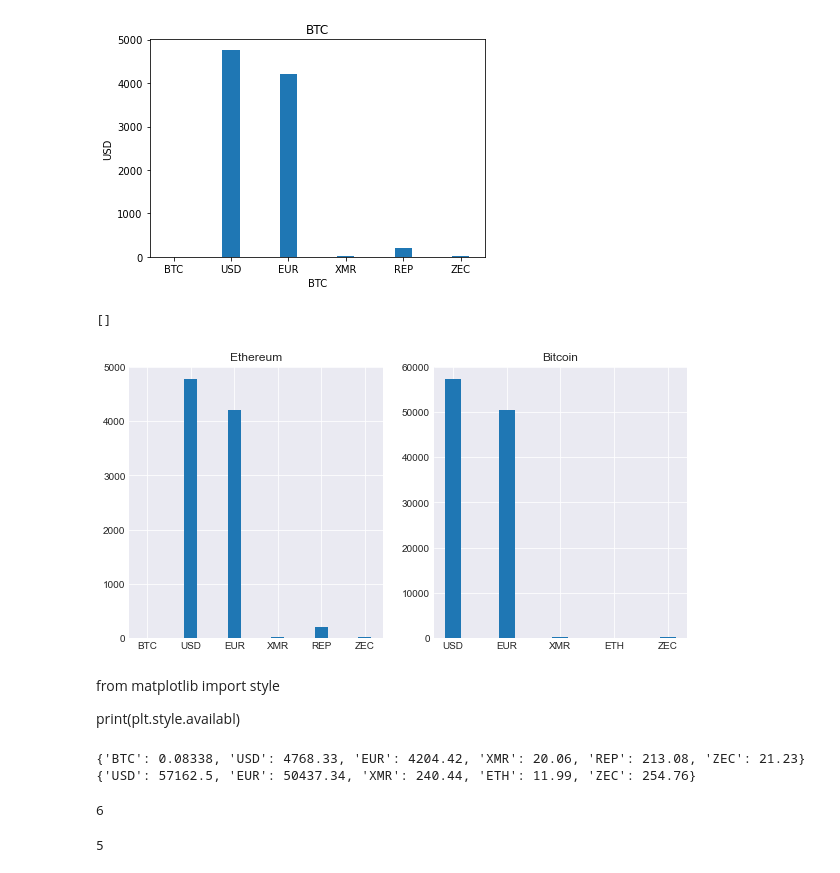
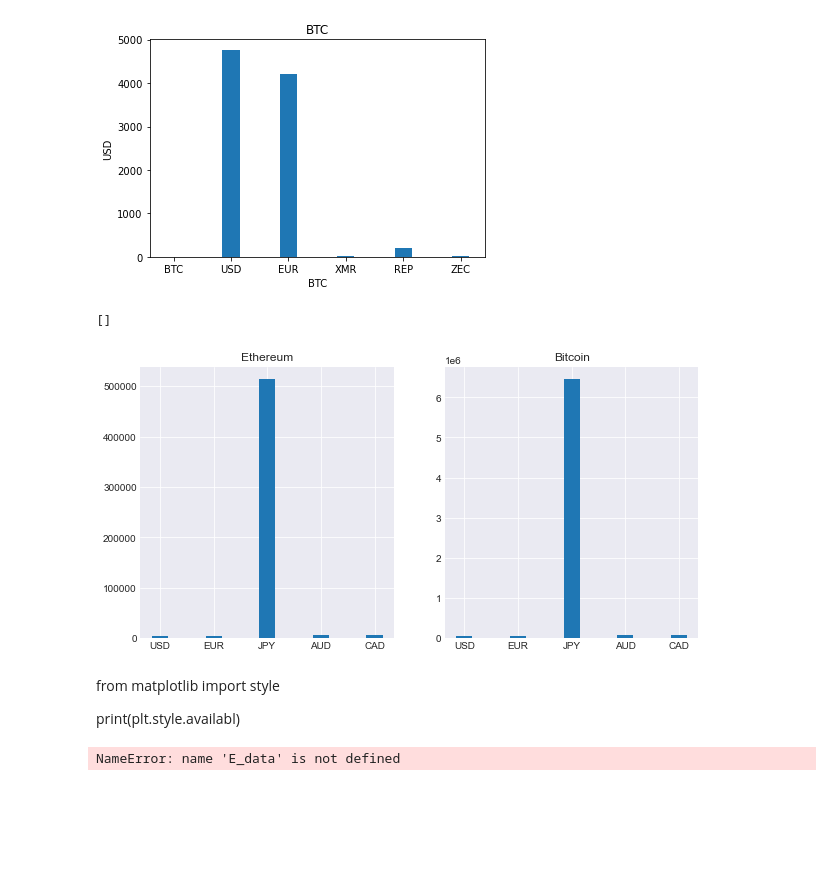
Before and after one commit to dropboxdigitalpvtltd/Utilities, a Jupyter notebook: tkinter/notebook.ipynb, the cells around one changed output. Saved outputs shown, nothing was run; the diff lists cells and outputs as text; code cells hidden in the pictures; blank space fills up the shorter version.

```diff
--- a/tkinter/notebook.ipynb
+++ b/tkinter/notebook.ipynb
@@ -93,35 +96,26 @@ plt.plot()
 [figure]
 # %%
 plt.style.use('seaborn-darkgrid')
-plt.figure(2, figsize=(10,5))
+plt.figure(2, figsize=(10, 5))
 
-plt.subplot(1, 2, 1)
-plt.bar(E_data.keys(), E_data.values(), width=0.3)
+# plt.subplot(1, 2, 1)
+ax1 = plt.subplot(1, 2, 1)
+plt.bar(ETH.keys(), ETH.values(), width=0.3)
 plt.title("Ethereum")
-plt.subplot(1, 2, 2)
-plt.bar(B_data.keys(), B_data.values(), width=0.3)
+# plt.subplot(1, 2, 2)
+ax2 = plt.subplot(1, 2, 2)
+plt.bar(BTC.keys(), BTC.values(), width=0.3)
 plt.title("Bitcoin")
-
-# plt.title("BTC")
-# plt.xlabel('BTC')
-# plt.ylabel('USD')
 plt.plot()
 # %% [output]
 []
-[figure, old version]
+[figure, new version]
 # %% [markdown]
 from matplotlib import style
 
 print(plt.style.availabl)
 # %%
 print(E_data)
-# print(B_data)
+print(B_data)
 # %% [output]
-{'BTC': 0.08338, 'USD': 4768.33, 'EUR': 4204.42, 'XMR': 20.06, 'REP': 213.08, 'ZEC': 21.23}
-{'USD': 57162.5, 'EUR': 50437.34, 'XMR': 240.44, 'ETH': 11.99, 'ZEC': 254.76}
+NameError: name 'E_data' is not defined
-# %%
-print(len(E_data))
-len(B_data)
-# %% [output]
-6
-5
```
Also changed, not shown: parts of 8 cells of this notebook, 4 other files.
